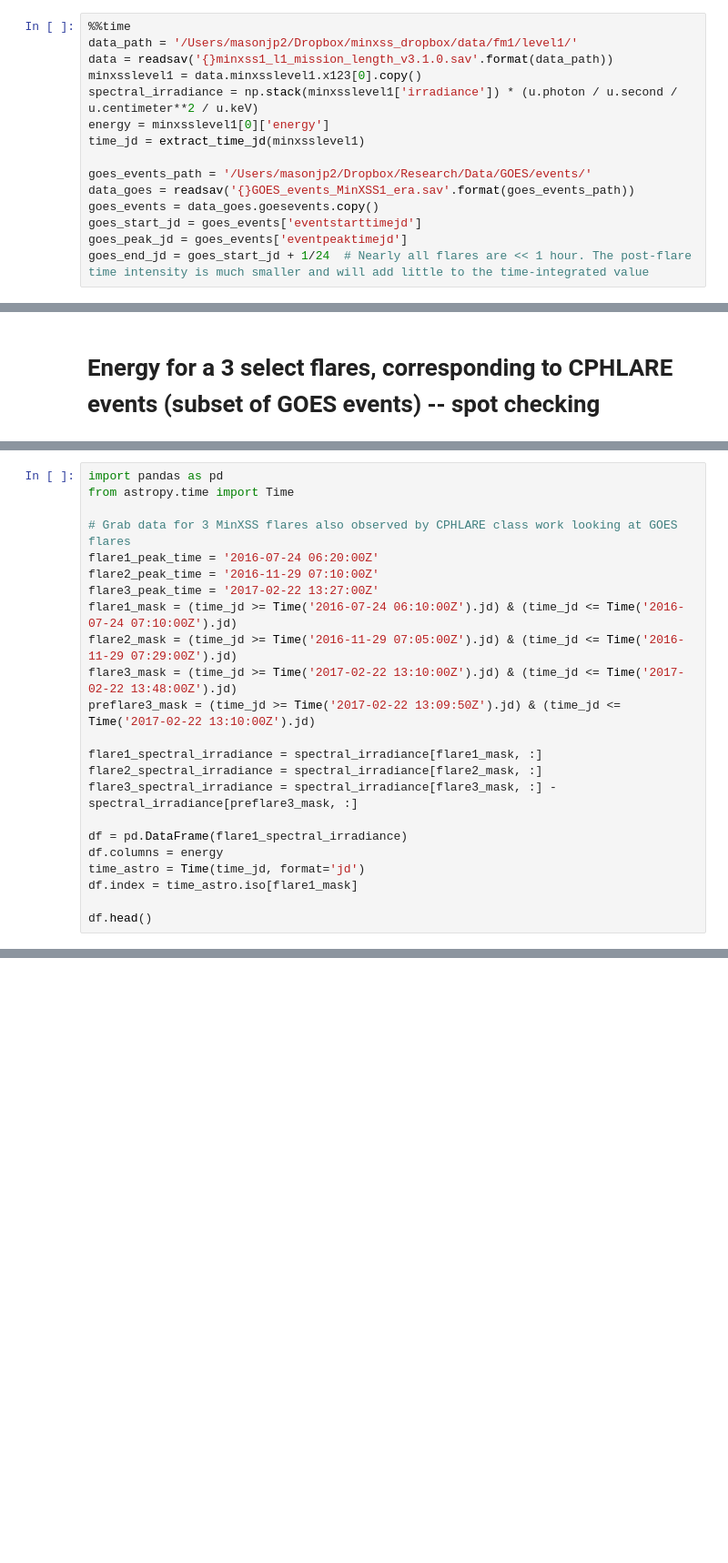
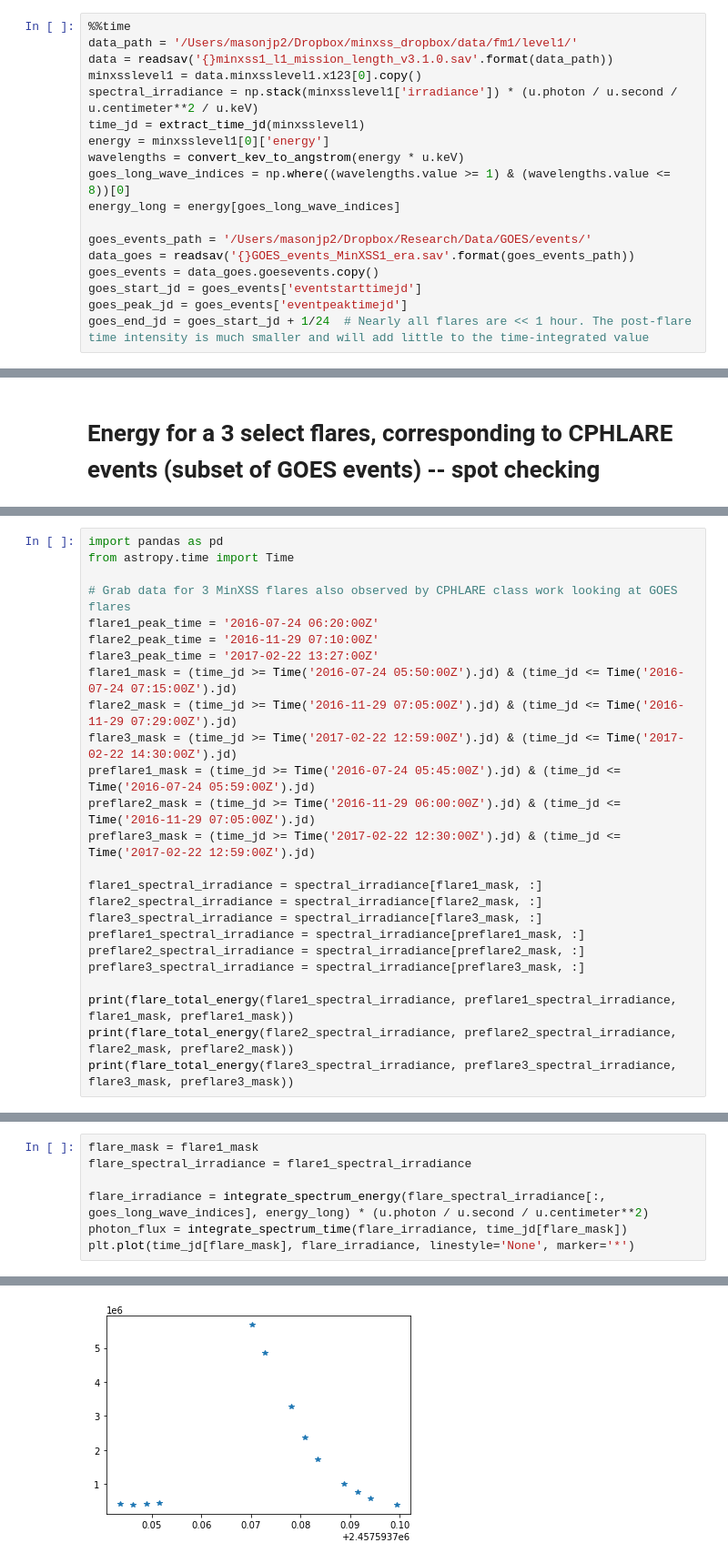
Before and after one commit to jmason86/MinXSS_Flare_Frequency_Distribution, a Jupyter notebook: minxss_make_flare_frequency_distribution.ipynb, the cells around one changed output, grey strips where cells are left out. Shown at 91% size. Drawn from its saved outputs; the diff is of its cells as text; blank space fills up the shorter version.

Commit message:
Hack figuring out long standing issue with photon->erg conversion

```diff
--- a/minxss_make_flare_frequency_distribution.ipynb
+++ b/minxss_make_flare_frequency_distribution.ipynb
@@ -98,8 +116,11 @@ data_path = '/Users/masonjp2/Dropbox/minxss_dropbox/data/fm1/level1/'
 data = readsav('{}minxss1_l1_mission_length_v3.1.0.sav'.format(data_path))
 minxsslevel1 = data.minxsslevel1.x123[0].copy()
 spectral_irradiance = np.stack(minxsslevel1['irradiance']) * (u.photon / u.second / u.centimeter**2 / u.keV)
+time_jd = extract_time_jd(minxsslevel1)
 energy = minxsslevel1[0]['energy']
-time_jd = extract_time_jd(minxsslevel1)
+wavelengths = convert_kev_to_angstrom(energy * u.keV)
+goes_long_wave_indices = np.where((wavelengths.value >= 1) & (wavelengths.value <= 8))[0]
+energy_long = energy[goes_long_wave_indices]
 
 goes_events_path = '/Users/masonjp2/Dropbox/Research/Data/GOES/events/'
 data_goes = readsav('{}GOES_events_MinXSS1_era.sav'.format(goes_events_path))
@@ -291,19 +275,21 @@ from astropy.time import Time
 flare1_peak_time = '2016-07-24 06:20:00Z'
 flare2_peak_time = '2016-11-29 07:10:00Z'
 flare3_peak_time = '2017-02-22 13:27:00Z'
-flare1_mask = (time_jd >= Time('2016-07-24 06:10:00Z').jd) & (time_jd <= Time('2016-07-24 07:10:00Z').jd)
+flare1_mask = (time_jd >= Time('2016-07-24 05:50:00Z').jd) & (time_jd <= Time('2016-07-24 07:15:00Z').jd)
 flare2_mask = (time_jd >= Time('2016-11-29 07:05:00Z').jd) & (time_jd <= Time('2016-11-29 07:29:00Z').jd)
-flare3_mask = (time_jd >= Time('2017-02-22 13:10:00Z').jd) & (time_jd <= Time('2017-02-22 13:48:00Z').jd)
-preflare3_mask = (time_jd >= Time('2017-02-22 13:09:50Z').jd) & (time_jd <= Time('2017-02-22 13:10:00Z').jd)
+flare3_mask = (time_jd >= Time('2017-02-22 12:59:00Z').jd) & (time_jd <= Time('2017-02-22 14:30:00Z').jd)
+preflare1_mask = (time_jd >= Time('2016-07-24 05:45:00Z').jd) & (time_jd <= Time('2016-07-24 05:59:00Z').jd)
+preflare2_mask = (time_jd >= Time('2016-11-29 06:00:00Z').jd) & (time_jd <= Time('2016-11-29 07:05:00Z').jd)
+preflare3_mask = (time_jd >= Time('2017-02-22 12:30:00Z').jd) & (time_jd <= Time('2017-02-22 12:59:00Z').jd)
 
 flare1_spectral_irradiance = spectral_irradiance[flare1_mask, :]
 flare2_spectral_irradiance = spectral_irradiance[flare2_mask, :]
-flare3_spectral_irradiance = spectral_irradiance[flare3_mask, :] - spectral_irradiance[preflare3_mask, :]
+flare3_spectral_irradiance = spectral_irradiance[flare3_mask, :]
+preflare1_spectral_irradiance = spectral_irradiance[preflare1_mask, :]
+preflare2_spectral_irradiance = spectral_irradiance[preflare2_mask, :]
+preflare3_spectral_irradiance = spectral_irradiance[preflare3_mask, :]
 
-df = pd.DataFrame(flare1_spectral_irradiance)
-df.columns = energy
-time_astro = Time(time_jd, format='jd')
-df.index = time_astro.iso[flare1_mask]
-
-df.head()
+print(flare_total_energy(flare1_spectral_irradiance, preflare1_spectral_irradiance, flare1_mask, preflare1_mask))
+print(flare_total_energy(flare2_spectral_irradiance, preflare2_spectral_irradiance, flare2_mask, preflare2_mask))
+print(flare_total_energy(flare3_spectral_irradiance, preflare3_spectral_irradiance, flare3_mask, preflare3_mask))
 # %% [output]
@@ -362,0 +302,8 @@ print(flare_total_energy(flare3_spectral_irradiance, flare3_mask, flare3_peak_ti
+# %%
+flare_mask = flare1_mask
+flare_spectral_irradiance = flare1_spectral_irradiance
+
+flare_irradiance = integrate_spectrum_energy(flare_spectral_irradiance[:, goes_long_wave_indices], energy_long) * (u.photon / u.second / u.centimeter**2)
+photon_flux = integrate_spectrum_time(flare_irradiance, time_jd[flare_mask])
+plt.plot(time_jd[flare_mask], flare_irradiance, linestyle='None', marker='*')
+# %% [output]
@@ -362,0 +311 @@ print(flare_total_energy(flare3_spectral_irradiance, flare3_mask, flare3_peak_ti
+[figure, added]
```
Also changed, not shown: parts of 18 cells of this notebook, 1 other file.
